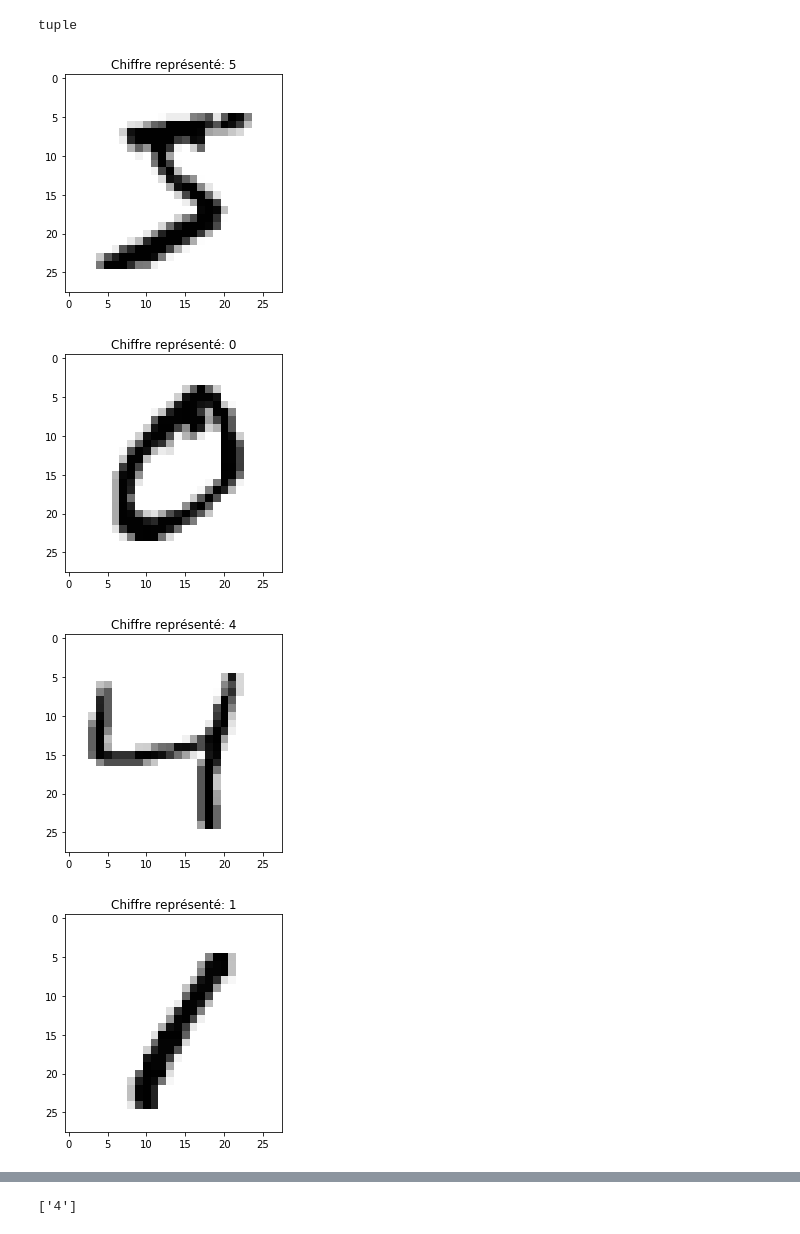
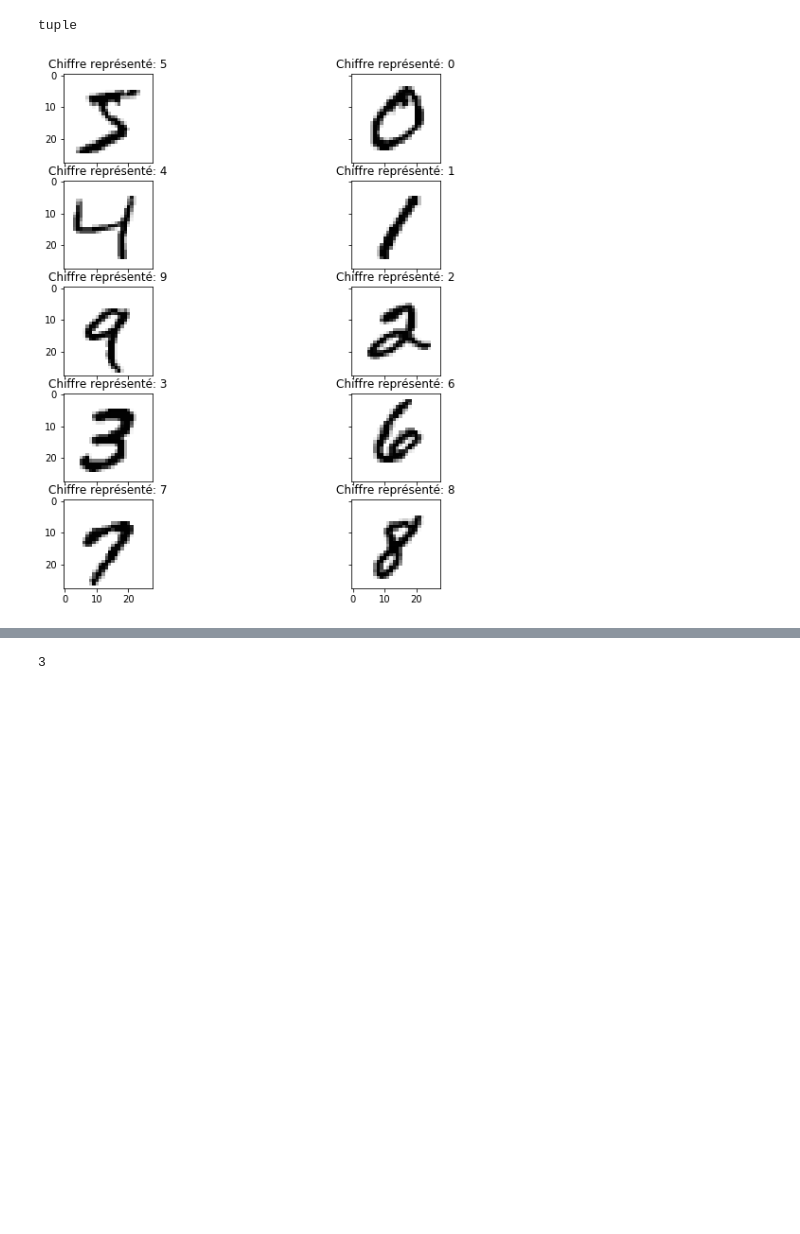
Before and after one commit to julienjoly/projet-python-HMMA238, a Jupyter notebook: notebook_tp_Massol_Joly.ipynb, the cells around one changed output, grey strips where cells are left out. Drawn from its saved outputs; the diff is of its cells as text; code cells hidden in the pictures; blank space fills up the shorter version.

```diff
--- a/notebook_tp_Massol_Joly.ipynb
+++ b/notebook_tp_Massol_Joly.ipynb
@@ -165,22 +165,29 @@ type(indices3)
 # %% [output]
 tuple
 # %%
+fig, axes = plt.subplots(5,2,
+                         figsize=(10,10),
+                         sharex=True, sharey=True,
+                         subplot_kw=dict(adjustable='box-forced', aspect='equal'))
+
 
 test=[]
 i=0
 
 while len(test)<=9:
     if format(y[i]) in test:
             i+=1
     else:
+
+        image=np.reshape(X[i,:], (28, 28))
+        subplot_row = len(test)//2
+        subplot_col = len(test)%2
+        ax = axes[subplot_row, subplot_col]
+        ax.imshow(image, cmap='gray_r')
+        ax.set_title('Chiffre représenté: {}'.format(y[i]))
+
+
         test.append(y[i])
-        image=np.reshape(X[i,:], (28, 28))
-        plt.imshow(image, cmap='gray_r')
-        plt.title('Chiffre représenté: {}'.format(y[i]))
-        plt.show()
         i+=1
 # %% [output]
-[figure, old version]
+[figure, new version]
-[figure, removed]
-[figure, removed]
-[figure, removed]
@@ -193,4 +194,4 @@ while len(test)<=9:
-# %%
-test
-# %% [output]
-['4']
+# %%
+7//2
+# %% [output]
+3
```
Also changed, not shown: parts of 1 cell of this notebook.
